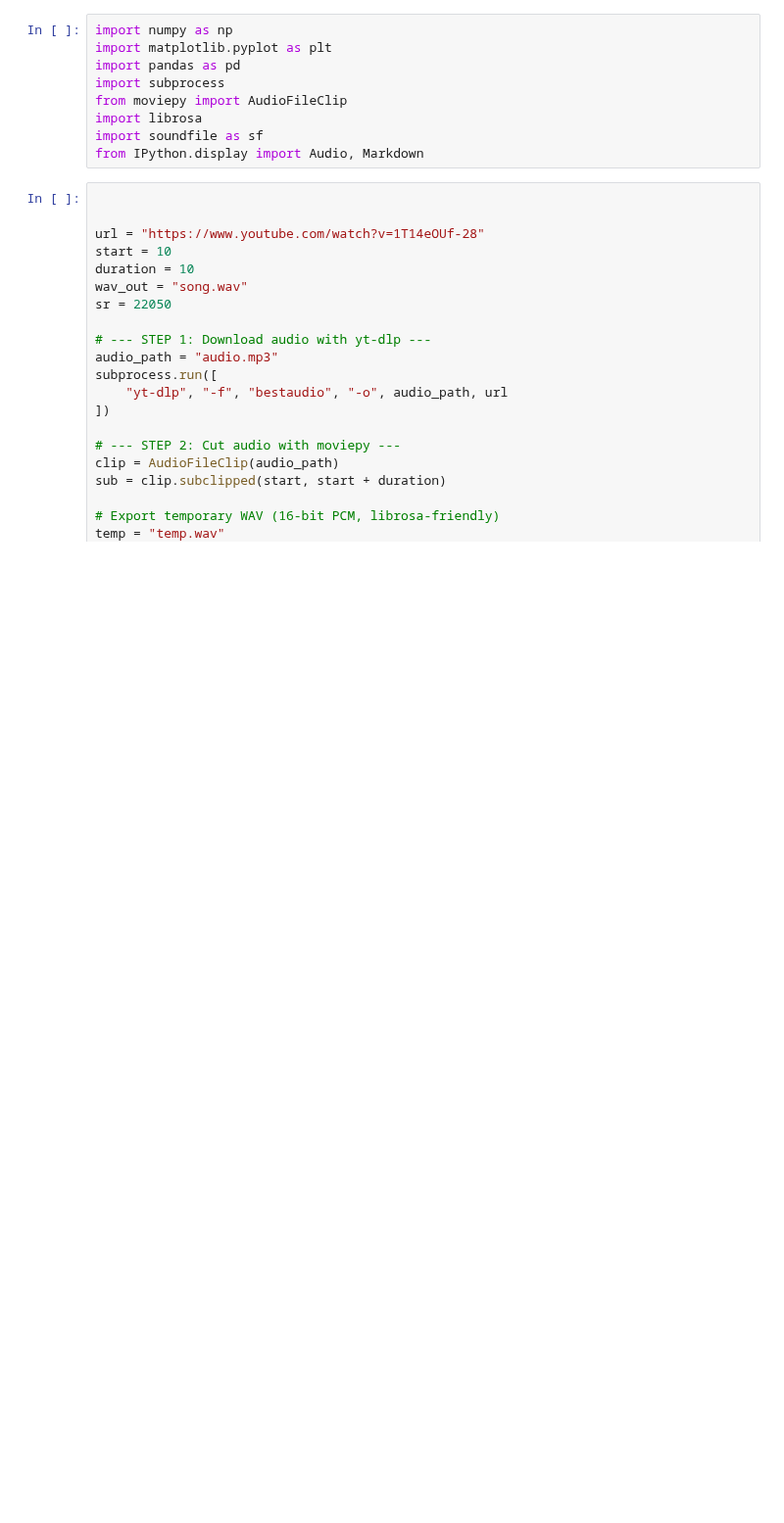
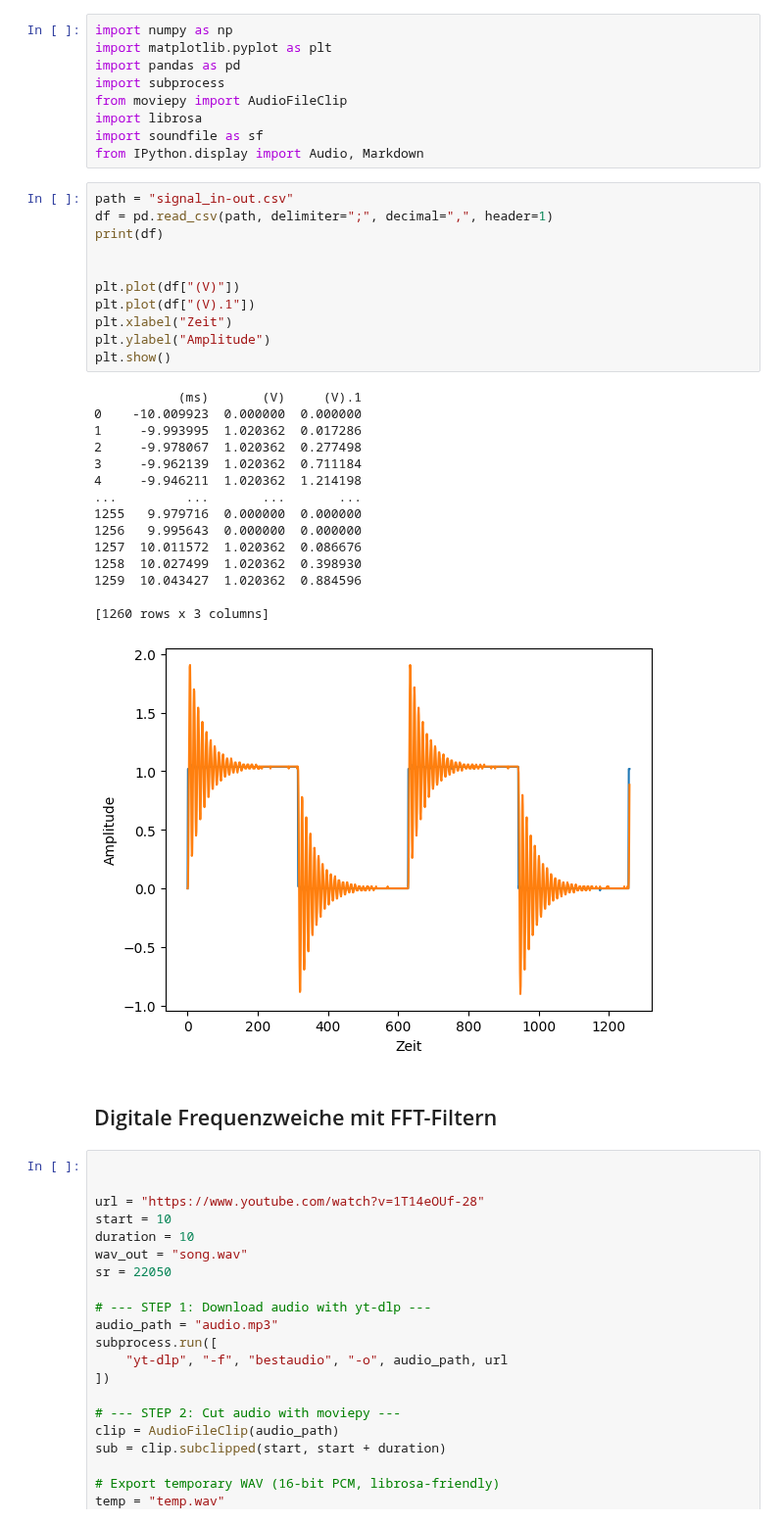
Before and after one commit to Guakocius/htwg, a Jupyter notebook: sem3/tgki/versuch4/main.ipynb, the cells around one changed output. Shown at 98% size. Saved outputs shown, nothing was run; the diff lists cells and outputs as text; blank space fills up the shorter version.

Commit message:
Added plots to versuch4

```diff
--- a/sem3/tgki/versuch4/main.ipynb
+++ b/sem3/tgki/versuch4/main.ipynb
@@ -11,6 +11,35 @@ from moviepy import AudioFileClip
 import librosa
 import soundfile as sf
 from IPython.display import Audio, Markdown
+# %%
+path = "signal_in-out.csv"
+df = pd.read_csv(path, delimiter=";", decimal=",", header=1)
+print(df)
+
+
+plt.plot(df["(V)"])
+plt.plot(df["(V).1"])
+plt.xlabel("Zeit")
+plt.ylabel("Amplitude")
+plt.show()
+# %% [output]
+           (ms)       (V)     (V).1
+0    -10.009923  0.000000  0.000000
+1     -9.993995  1.020362  0.017286
+2     -9.978067  1.020362  0.277498
+3     -9.962139  1.020362  0.711184
+4     -9.946211  1.020362  1.214198
+...         ...       ...       ...
+1255   9.979716  0.000000  0.000000
+1256   9.995643  0.000000  0.000000
+1257  10.011572  1.020362  0.086676
+1258  10.027499  1.020362  0.398930
+1259  10.043427  1.020362  0.884596
+
+[1260 rows x 3 columns]
+[figure, added]
+# %% [markdown]
+## Digitale Frequenzweiche mit FFT-Filtern
 # %%
 
 
```
Also changed, not shown: parts of 1 cell of this notebook.
